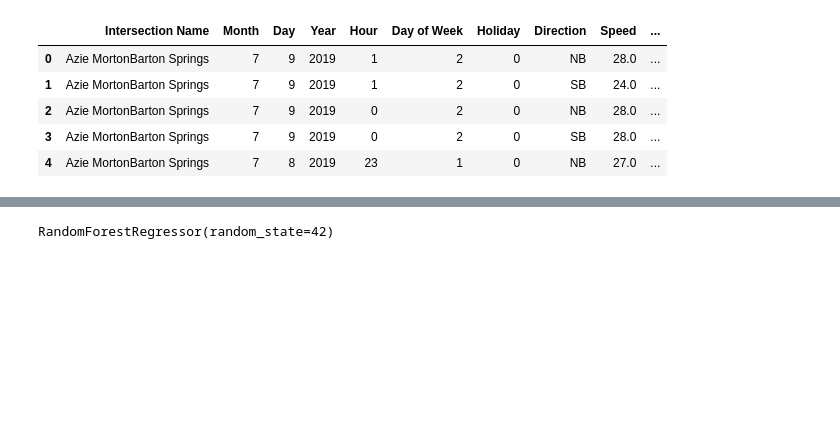
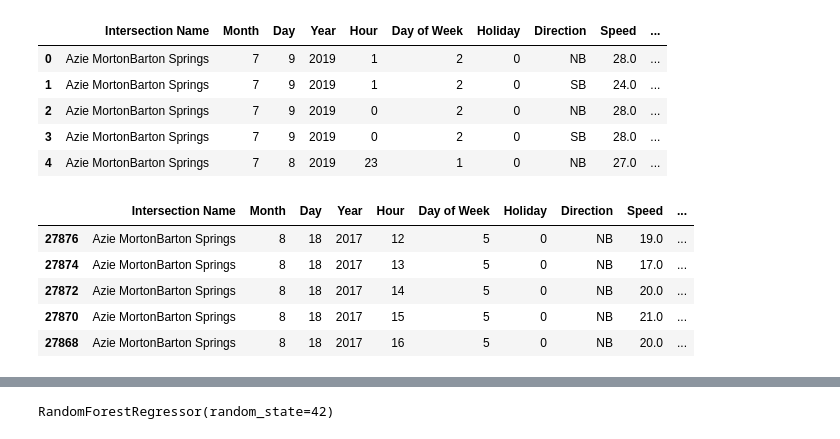
Before and after one commit to jennamferguson/AMLProject_Traffic, a Jupyter notebook: RandForest_Jen.ipynb, the cells around one changed output, grey strips where cells are left out. Drawn from its saved outputs; the diff is of its cells as text; code cells hidden in the pictures; blank space fills up the shorter version.

```diff
--- a/RandForest_Jen.ipynb
+++ b/RandForest_Jen.ipynb
@@ -16,3 +20,22 @@ data.head()
 | 2 | Azie MortonBarton Springs | 7 | 9 | 2019 | 0 | 2 | 0 | NB | 28.0 | ... |
 | 3 | Azie MortonBarton Springs | 7 | 9 | 2019 | 0 | 2 | 0 | SB | 28.0 | ... |
 | 4 | Azie MortonBarton Springs | 7 | 8 | 2019 | 23 | 1 | 0 | NB | 27.0 | ... |
+# %%
+# Ensure Full Date is a datetime object for proper sorting
+data['Full Date'] = pd.to_datetime(data['Full Date'])
+
+# Sort the data by Intersection Name, Direction, and Full Date
+data = data.sort_values(by=['Intersection Name', 'Direction', 'Full Date'])
+
+# Group by Intersection Name and Direction, then apply the lag
+data['Lag_Traffic'] = data.groupby(['Intersection Name', 'Direction'])['Volume'].shift(8)
+
+# Display the resulting data with the new column
+data.head()
+# %% [output]
+|  | Intersection Name | Month | Day | Year | Hour | Day of Week | Holiday | Direction | Speed | ... |
+| 27876 | Azie MortonBarton Springs | 8 | 18 | 2017 | 12 | 5 | 0 | NB | 19.0 | ... |
+| 27874 | Azie MortonBarton Springs | 8 | 18 | 2017 | 13 | 5 | 0 | NB | 17.0 | ... |
+| 27872 | Azie MortonBarton Springs | 8 | 18 | 2017 | 14 | 5 | 0 | NB | 20.0 | ... |
+| 27870 | Azie MortonBarton Springs | 8 | 18 | 2017 | 15 | 5 | 0 | NB | 21.0 | ... |
+| 27868 | Azie MortonBarton Springs | 8 | 18 | 2017 | 16 | 5 | 0 | NB | 20.0 | ... |
```
Also changed, not shown: parts of 31 cells of this notebook.
